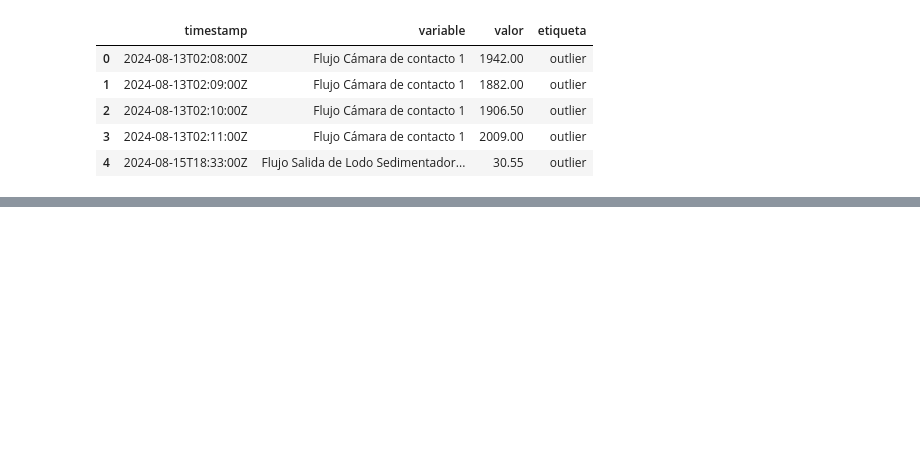
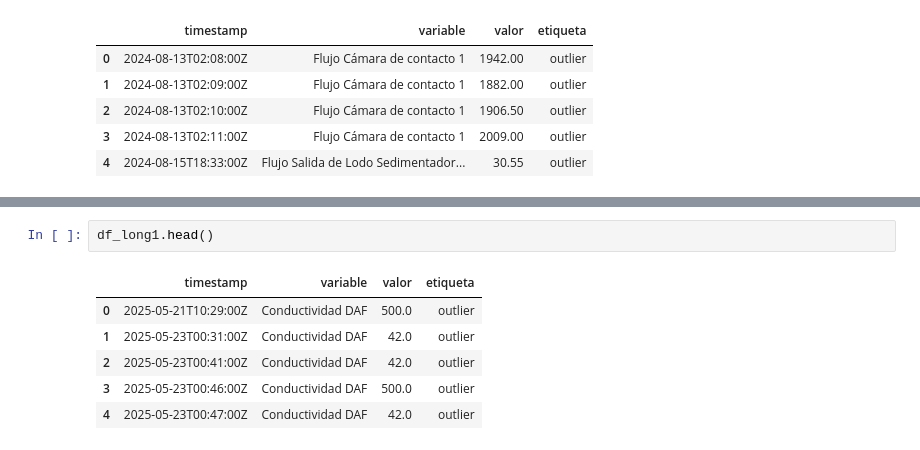
Before and after one commit to fchiapped/Proyecto-Grado, a Jupyter notebook: timeseries-labeler-main/timeseries-labeler-main/时间轴预先处理.ipynb, the cells around one changed output, grey strips where cells are left out. Drawn from its saved outputs; the diff is of its cells as text; blank space fills up the shorter version.

```diff
--- a/timeseries-labeler-main/timeseries-labeler-main/时间轴预先处理.ipynb
+++ b/timeseries-labeler-main/timeseries-labeler-main/时间轴预先处理.ipynb
@@ -422,0 +455,9 @@ df1 manual_etiqueta占比: 0.00%
+# %%
+df_long1.head()
+# %% [output]
+|  | timestamp | variable | valor | etiqueta |
+| 0 | 2025-05-21T10:29:00Z | Conductividad DAF | 500.0 | outlier |
+| 1 | 2025-05-23T00:31:00Z | Conductividad DAF | 42.0 | outlier |
+| 2 | 2025-05-23T00:41:00Z | Conductividad DAF | 42.0 | outlier |
+| 3 | 2025-05-23T00:46:00Z | Conductividad DAF | 500.0 | outlier |
+| 4 | 2025-05-23T00:47:00Z | Conductividad DAF | 42.0 | outlier |
```
Also changed, not shown: parts of 12 cells of this notebook, 3 other files.
